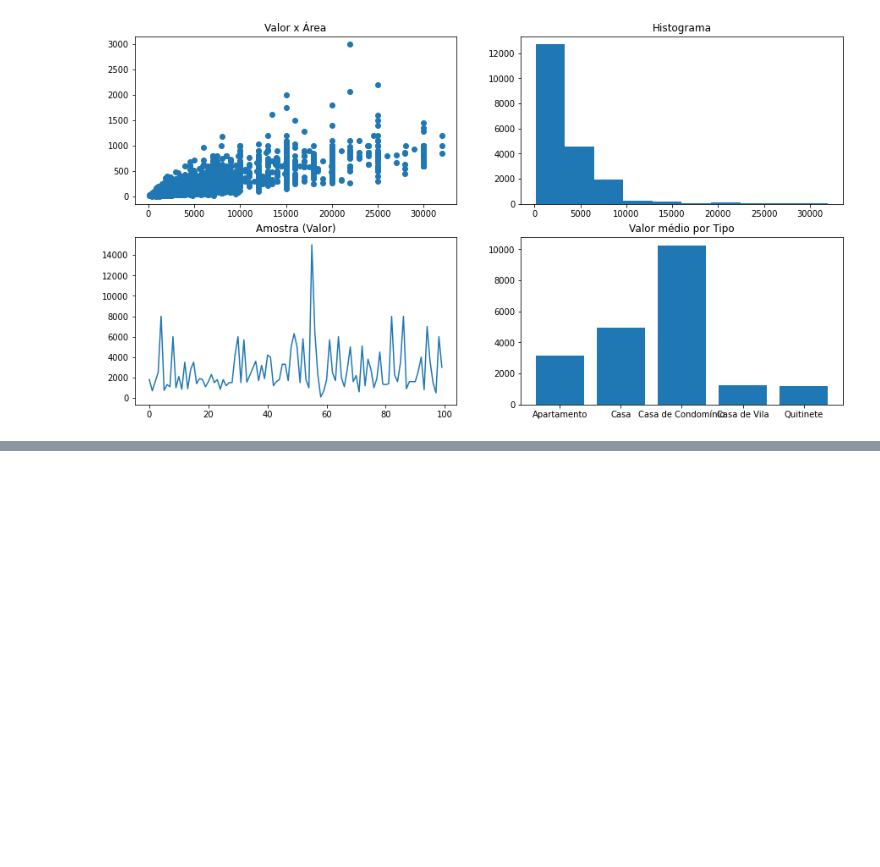
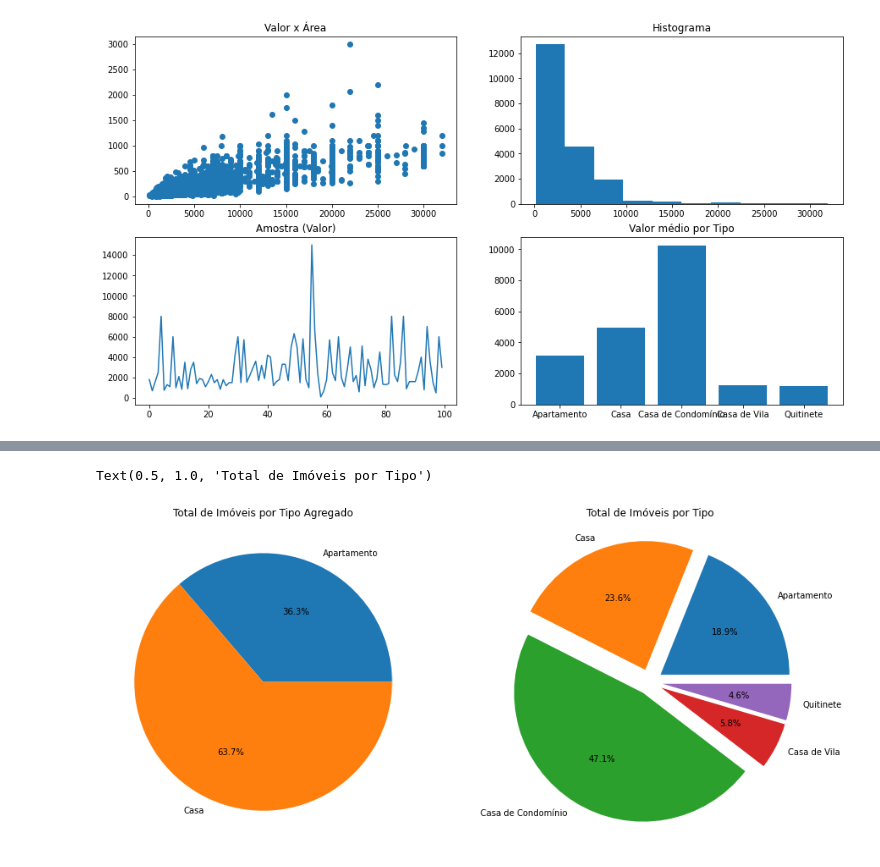
Before and after one commit to cglima/alura-python-pandas-tratando-e-analisando-dados, a Jupyter notebook: data/extras/mais-sobre-graficos.ipynb, the cells around one changed output, grey strips where cells are left out. Saved outputs shown, nothing was run; the diff lists cells and outputs as text; code cells hidden in the pictures; blank space fills up the shorter version.

```diff
--- a/data/extras/mais-sobre-graficos.ipynb
+++ b/data/extras/mais-sobre-graficos.ipynb
@@ -49,0 +76,17 @@ area.savefig('../extras/grafico.png', dpi = 300, bbox_inches = 'tight')
+# %%
+area = plt.figure()
+g1 = area.add_subplot(1, 2, 1)
+g2 = area.add_subplot(1, 2, 2)
+grupo1 = dados.groupby('Tipo Agregado')['Valor']
+label = grupo1.mean().index
+valores = grupo1.mean().values
+g1.pie(valores, labels = label, autopct='%1.1f%%')
+g1.set_title('Total de Imóveis por Tipo Agregado')
+grupo2 = dados.groupby('Tipo')['Valor']
+label = grupo2.mean().index
+valores = grupo2.mean().values
+g2.pie(valores, labels = label, autopct='%1.1f%%', explode = (.1, .1, .1, .1, .1))
+g2.set_title('Total de Imóveis por Tipo')
+# %% [output]
+Text(0.5, 1.0, 'Total de Imóveis por Tipo')
+[figure, added]
```
Also changed, not shown: parts of 4 cells of this notebook.
